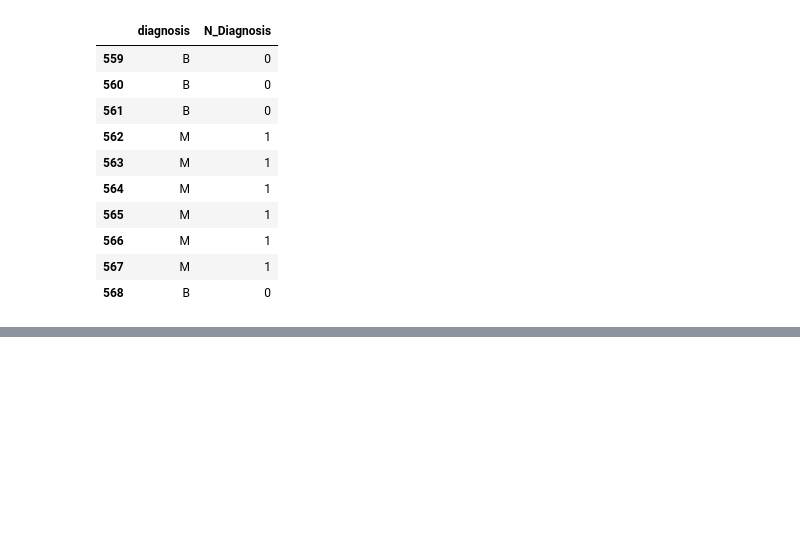
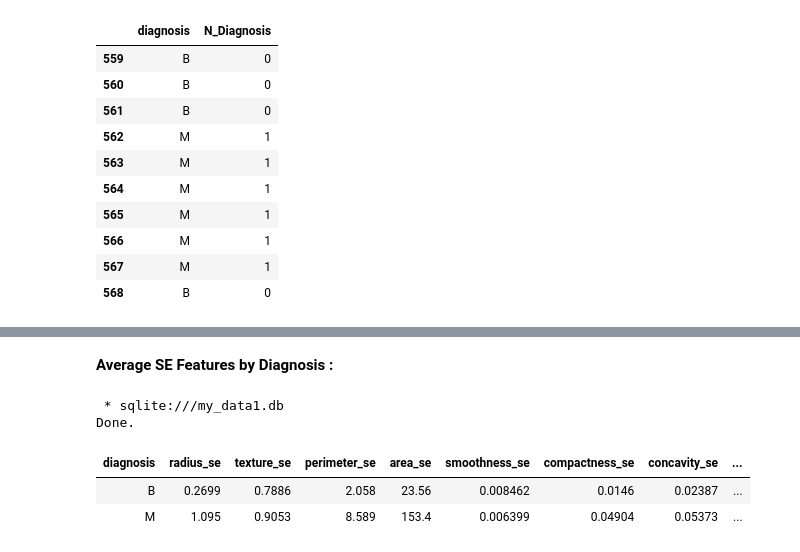
Before and after one commit to Abderrahmane-Chafi/Breast-Cancer-Classification, a Jupyter notebook: notebook287babc4fe.ipynb, the cells around one changed output, grey strips where cells are left out. Cells and saved outputs as stored; diff of their text form; code cells hidden in the pictures; blank space fills up the shorter version.

```diff
--- a/notebook287babc4fe.ipynb
+++ b/notebook287babc4fe.ipynb
@@ -181,0 +221,21 @@ df.head()
+# %% [markdown]
+**Average SE Features by Diagnosis :**
+# %%
+%%sql SELECT diagnosis,
+       radius_se,
+       texture_se,
+       perimeter_se,
+       area_se,
+       smoothness_se,
+       compactness_se,
+       concavity_se,
+       "concave points_se",
+       symmetry_se,
+       fractal_dimension_se
+FROM CANCERTBL group by diagnosis
+# %% [output]
+ * sqlite:///my_data1.db
+Done.
+| diagnosis | radius_se | texture_se | perimeter_se | area_se | smoothness_se | compactness_se | concavity_se | ... |
+| B | 0.2699 | 0.7886 | 2.058 | 23.56 | 0.008462 | 0.0146 | 0.02387 | ... |
+| M | 1.095 | 0.9053 | 8.589 | 153.4 | 0.006399 | 0.04904 | 0.05373 | ... |
```
Also changed, not shown: parts of 34 cells of this notebook.
